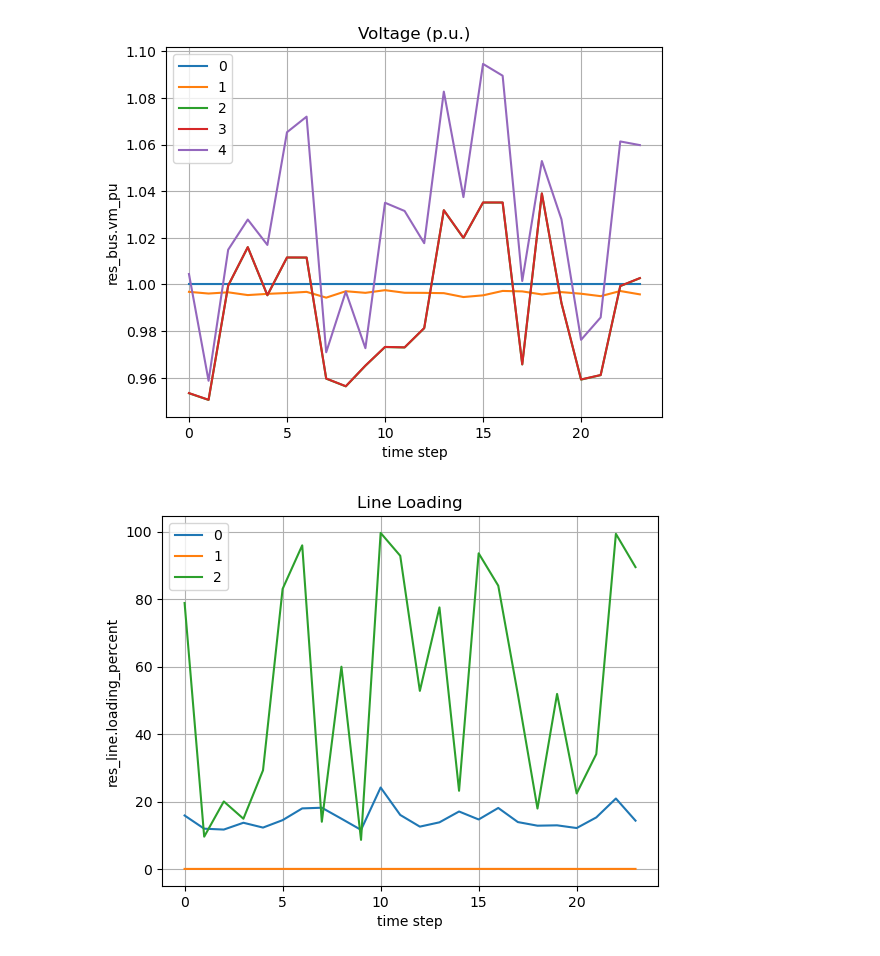
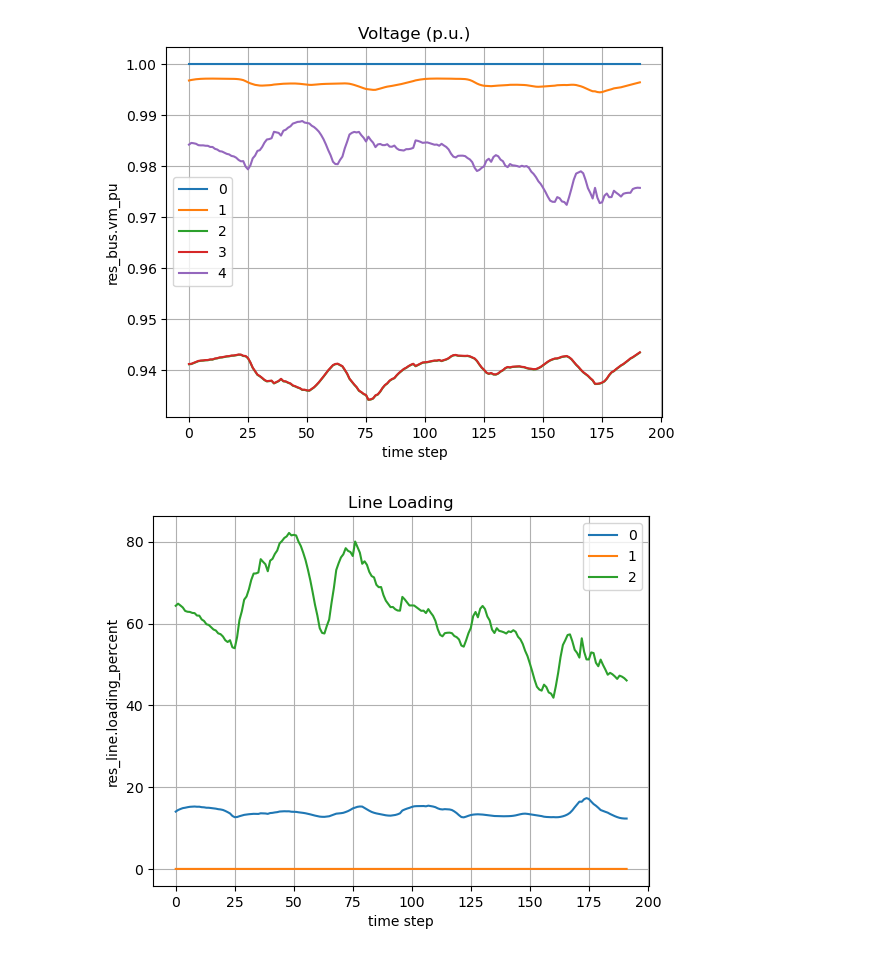
Before and after one commit to atik-arshad/PSPlab22_1112284_atik, a Jupyter notebook: Lab_Session_5/Lab_session_5_time_series.ipynb, the cells around one changed output. Saved outputs shown, nothing was run; the diff lists cells and outputs as text; code cells hidden in the pictures.

```diff
--- a/Lab_Session_5/Lab_session_5_time_series.ipynb
+++ b/Lab_Session_5/Lab_session_5_time_series.ipynb
@@ -13,7 +13,7 @@ import matplotlib.pyplot as plt
 # %%
 def timeseries_example(net, output_dir):
     # 1. create (random) data source
-    n_timesteps = 24
+    n_timesteps = 192
     profiles, ds = create_data_source(n_timesteps)
     # 2. create controllers
     create_controllers(net, ds)
@@ -124,9 +112,10 @@ ax.legend(loc='upper center')
 # %%
 #plot_results(ow,"trafo.tap_pos","Tap Position")
 plot_results(ow, 'res_bus.vm_pu', 'Voltage (p.u.)')
 plot_results(ow, 'res_line.loading_percent', 'Line Loading')
 plot_results(ow, 'res_load.p_mw', 'Real Power at load')
 plot_results(ow, 'res_sgen.p_mw', 'Real Power at sgen')
+plot_results(ow,'res_trafo.loading_percent', 'Transformer Loading %')
 # %% [output]
-[figure, old version]
+[figure, new version]
-[figure, old version]
+[figure, new version]
```
Also changed, not shown: parts of 13 cells of this notebook, 1 other file.
